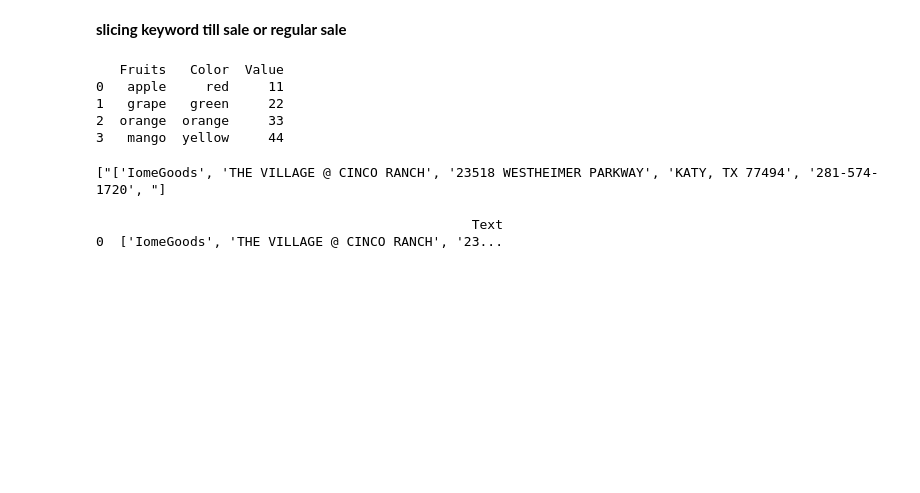
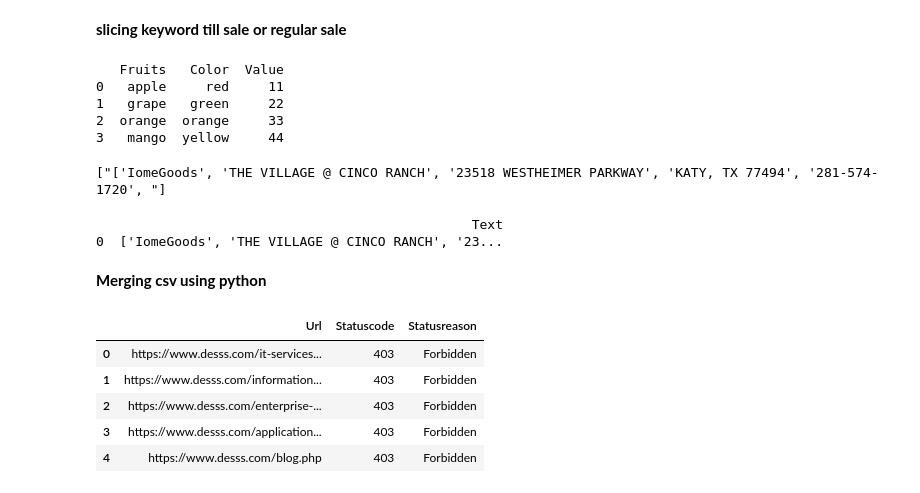
Before and after one commit to rabiyulfahimhasim786/pandas, a Jupyter notebook: pandas_merging.ipynb, the cells around one changed output. Cells and saved outputs as stored; diff of their text form; code cells hidden in the pictures; blank space fills up the shorter version.

```diff
--- a/pandas_merging.ipynb
+++ b/pandas_merging.ipynb
@@ -340,3 +340,16 @@ df['Text'] = df['Text'].str.replace(r',', ',</br>')
 # %%
 df['Text']= df['Text'].str.replace(r'[^A-Za-z0-9,</>]+', '', regex=True)
 df['Text'].to_csv('header.csv', index=False)
+# %% [markdown]
+**Merging csv using python**
+# %%
+import pandas as pd
+data1 = pd.read_csv("data.csv", encoding= 'unicode_escape', header=0, dtype=str)
+data1.head()
+# %% [output]
+|  | Url | Statuscode | Statusreason |
+| 0 | https://www.desss.com/it-services... | 403 | Forbidden |
+| 1 | https://www.desss.com/information... | 403 | Forbidden |
+| 2 | https://www.desss.com/enterprise-... | 403 | Forbidden |
+| 3 | https://www.desss.com/application... | 403 | Forbidden |
+| 4 | https://www.desss.com/blog.php | 403 | Forbidden |
```
Also changed, not shown: parts of 2 cells of this notebook.
